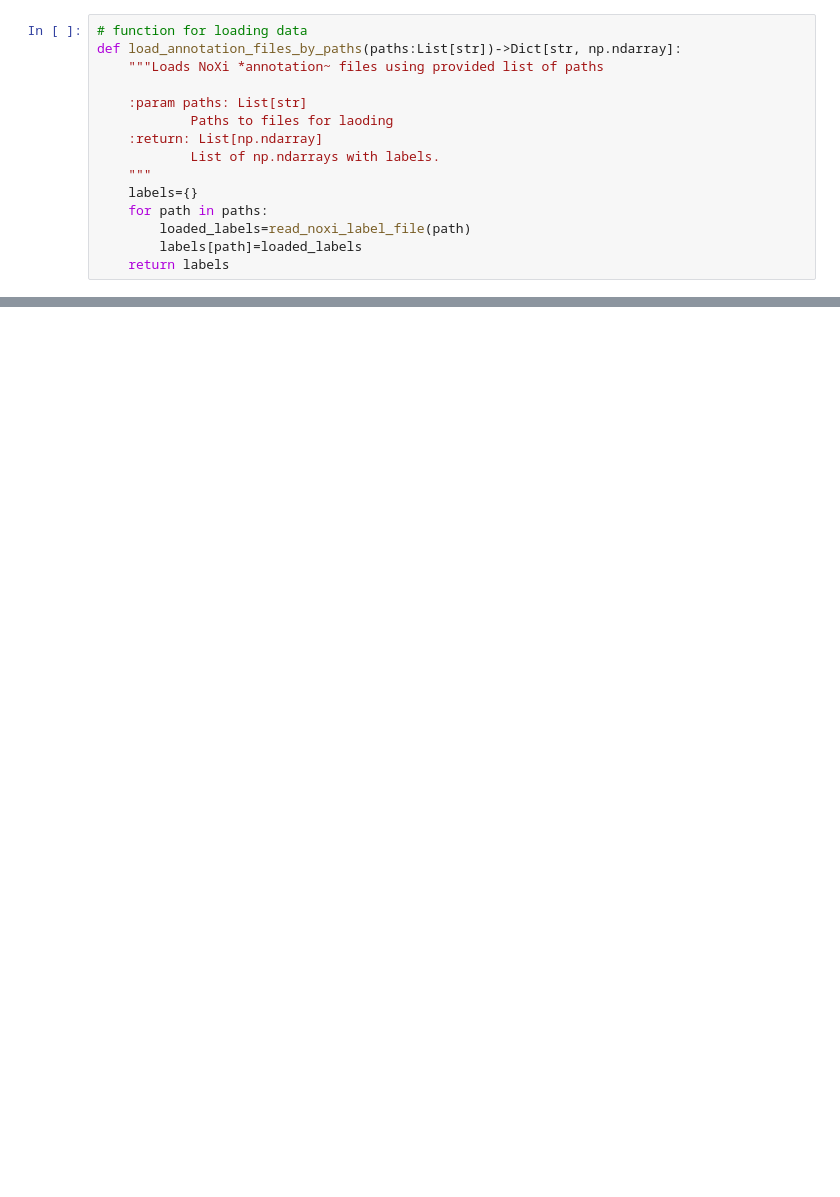
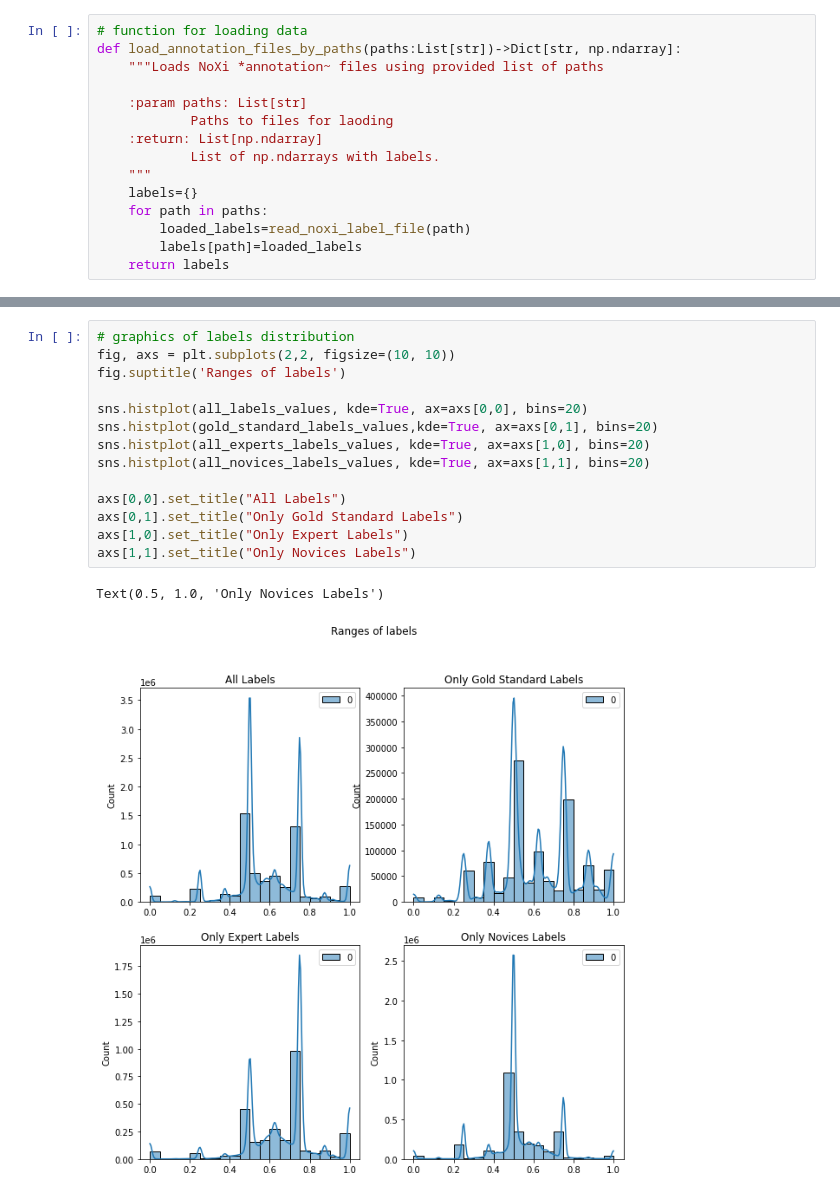
Before and after one commit to DresvyanskiyDenis/EngagementRecognition, a Jupyter notebook: src/NoXi/analysis/Labels_analysis.ipynb, the cells around one changed output, grey strips where cells are left out. Cells and saved outputs as stored; diff of their text form; blank space fills up the shorter version.

```diff
--- a/src/NoXi/analysis/Labels_analysis.ipynb
+++ b/src/NoXi/analysis/Labels_analysis.ipynb
@@ -54,0 +259,17 @@ gold_standard_files
+# %%
+# graphics of labels distribution
+fig, axs = plt.subplots(2,2, figsize=(10, 10))
+fig.suptitle('Ranges of labels')
+
+sns.histplot(all_labels_values, kde=True, ax=axs[0,0], bins=20)
+sns.histplot(gold_standard_labels_values,kde=True, ax=axs[0,1], bins=20)
+sns.histplot(all_experts_labels_values, kde=True, ax=axs[1,0], bins=20)
+sns.histplot(all_novices_labels_values, kde=True, ax=axs[1,1], bins=20)
+
+axs[0,0].set_title("All Labels")
+axs[0,1].set_title("Only Gold Standard Labels")
+axs[1,0].set_title("Only Expert Labels")
+axs[1,1].set_title("Only Novices Labels")
+# %% [output]
+Text(0.5, 1.0, 'Only Novices Labels')
+[figure, added]
```
Also changed, not shown: parts of 27 cells of this notebook.
